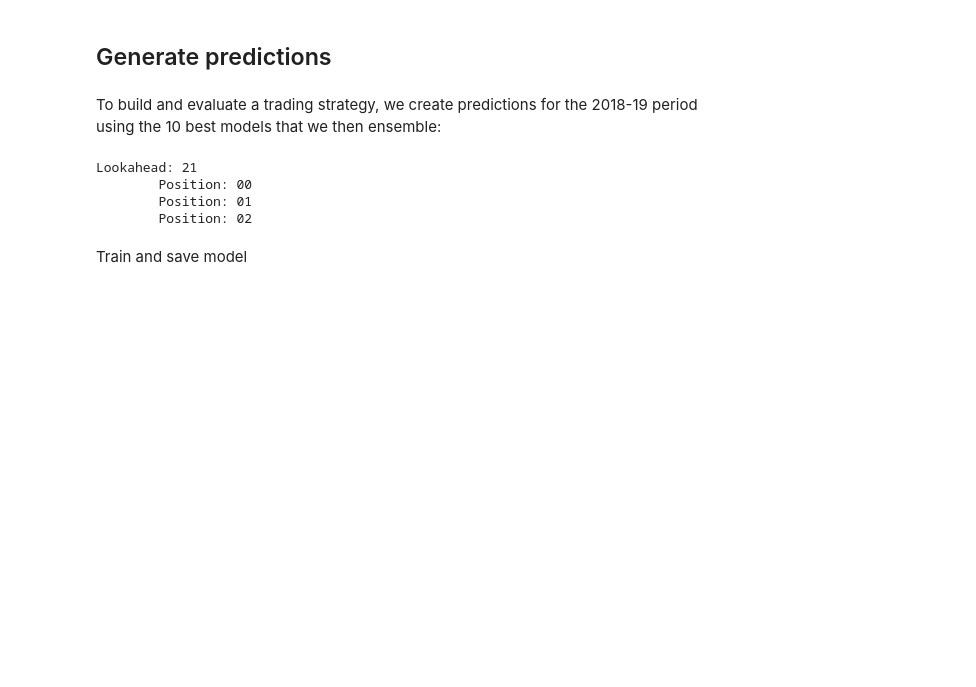
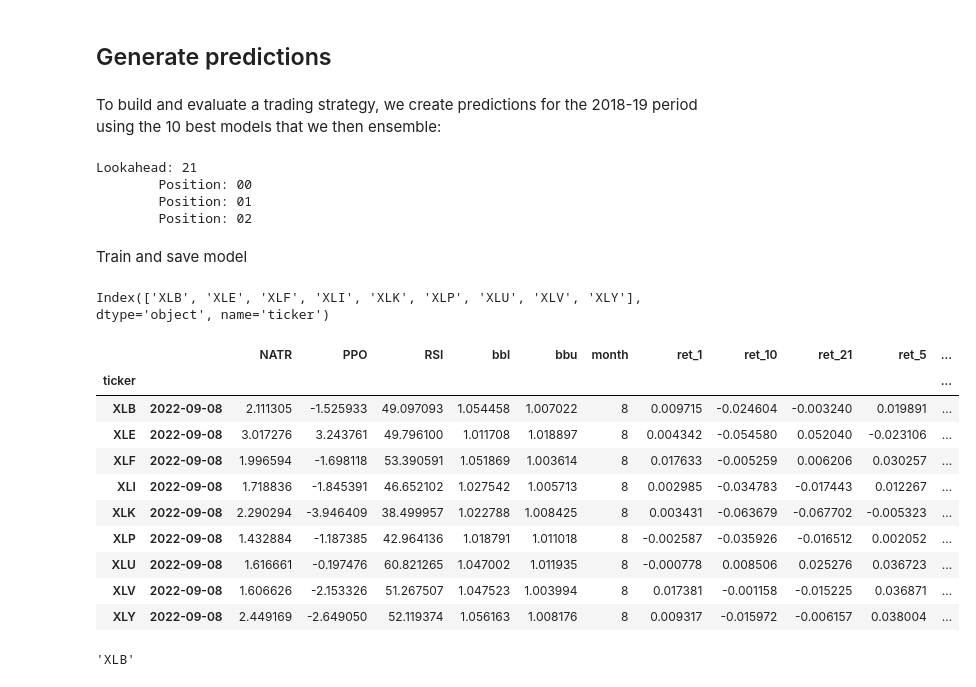
Before and after one commit to specialforcea/PaperTrading, a Jupyter notebook: models/training/sector_signals.ipynb, the cells around one changed output. Drawn from its saved outputs; the diff is of its cells as text; code cells hidden in the pictures; blank space fills up the shorter version.

```diff
--- a/models/training/sector_signals.ipynb
+++ b/models/training/sector_signals.ipynb
@@ -1151,3 +1151,29 @@ for i, (train_idx, test_idx) in enumerate(cv.split(X=data), 1):
     # model = lgb.Booster(model_file=f'../saved/model_{i}.txt')
     # y_pred = model.predict(test_set.loc[:, model.feature_name()])
     # loaded_predictions.append(y_test.assign(prediction=y_pred))
+# %%
+data.index.get_level_values(0).unique()
+# %% [output]
+Index(['XLB', 'XLE', 'XLF', 'XLI', 'XLK', 'XLP', 'XLU', 'XLV', 'XLY'], dtype='object', name='ticker')
+# %%
+from pandas import MultiIndex
+
+
+idx = MultiIndex.from_product([data.index.get_level_values('ticker').unique(), [data.index.get_level_values('date')[-10]]])
+data.loc[idx,:]
+# %% [output]
+|  |  | NATR | PPO | RSI | bbl | bbu | month | ret_1 | ret_10 | ret_21 | ret_5 | ... |
+| ticker |  |  |  |  |  |  |  |  |  |  |  | ... |
+| XLB | 2022-09-08 | 2.111305 | -1.525933 | 49.097093 | 1.054458 | 1.007022 | 8 | 0.009715 | -0.024604 | -0.003240 | 0.019891 | ... |
+| XLE | 2022-09-08 | 3.017276 | 3.243761 | 49.796100 | 1.011708 | 1.018897 | 8 | 0.004342 | -0.054580 | 0.052040 | -0.023106 | ... |
+| XLF | 2022-09-08 | 1.996594 | -1.698118 | 53.390591 | 1.051869 | 1.003614 | 8 | 0.017633 | -0.005259 | 0.006206 | 0.030257 | ... |
+| XLI | 2022-09-08 | 1.718836 | -1.845391 | 46.652102 | 1.027542 | 1.005713 | 8 | 0.002985 | -0.034783 | -0.017443 | 0.012267 | ... |
+| XLK | 2022-09-08 | 2.290294 | -3.946409 | 38.499957 | 1.022788 | 1.008425 | 8 | 0.003431 | -0.063679 | -0.067702 | -0.005323 | ... |
+| XLP | 2022-09-08 | 1.432884 | -1.187385 | 42.964136 | 1.018791 | 1.011018 | 8 | -0.002587 | -0.035926 | -0.016512 | 0.002052 | ... |
+| XLU | 2022-09-08 | 1.616661 | -0.197476 | 60.821265 | 1.047002 | 1.011935 | 8 | -0.000778 | 0.008506 | 0.025276 | 0.036723 | ... |
+| XLV | 2022-09-08 | 1.606626 | -2.153326 | 51.267507 | 1.047523 | 1.003994 | 8 | 0.017381 | -0.001158 | -0.015225 | 0.036871 | ... |
+| XLY | 2022-09-08 | 2.449169 | -2.649050 | 52.119374 | 1.056163 | 1.008176 | 8 | 0.009317 | -0.015972 | -0.006157 | 0.038004 | ... |
+# %%
+idx[0][0]
+# %% [output]
+'XLB'
```
Also changed, not shown: 3 other files.
